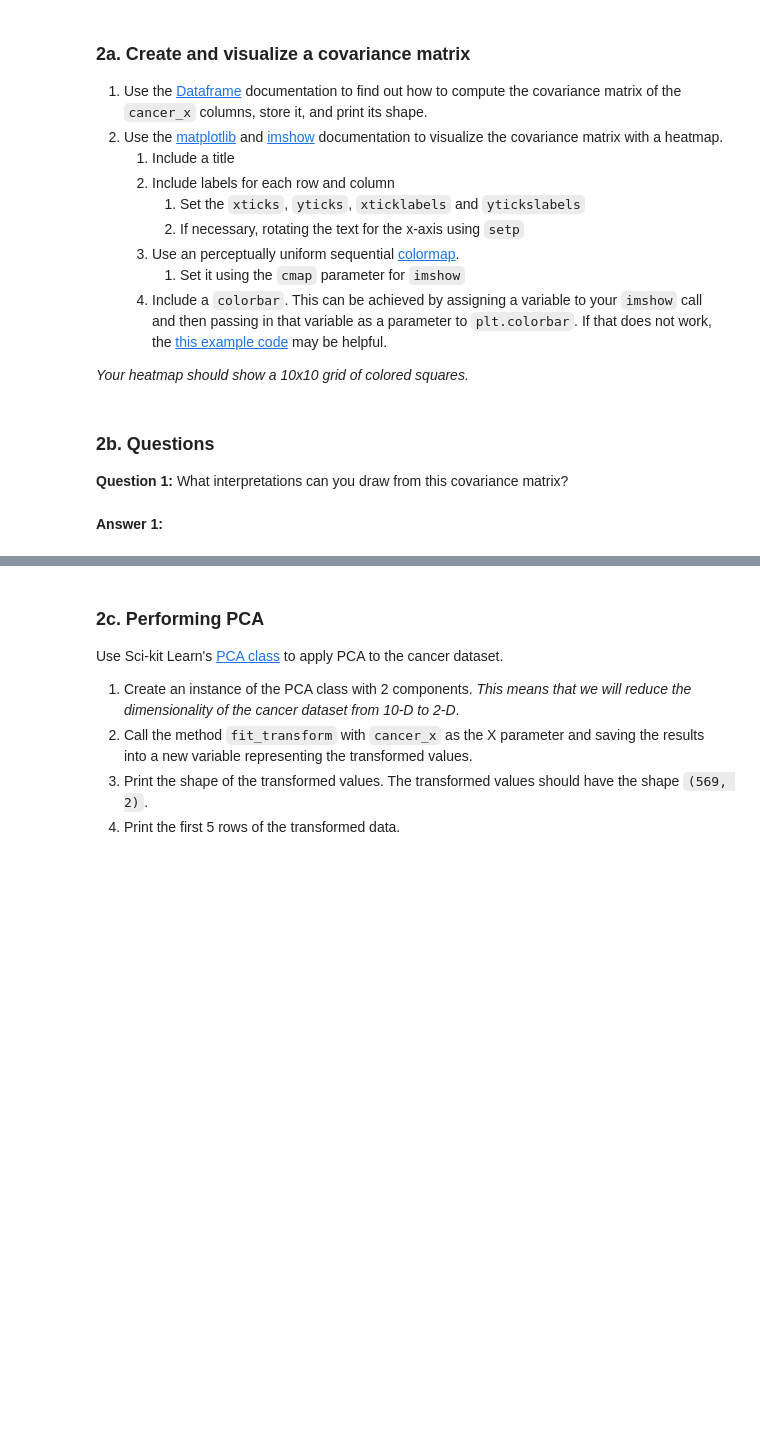
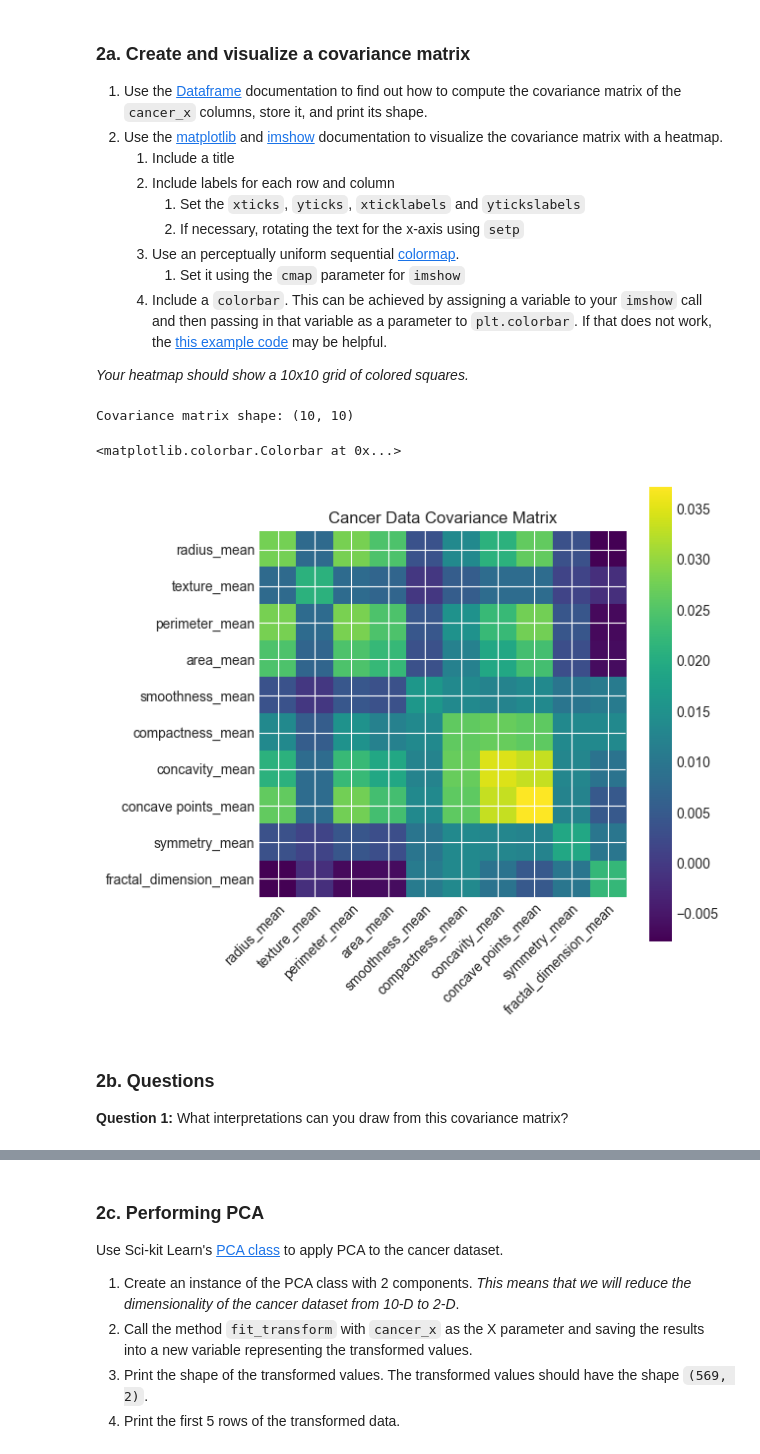
Before and after one commit to schiffinor/dataVisualization, a Jupyter notebook: Project4/Lab04b/Lab04b.ipynb, the cells around one changed output, grey strips where cells are left out. Drawn from its saved outputs; the diff is of its cells as text; code cells hidden in the pictures; blank space fills up the shorter version.

```diff
--- a/Project4/Lab04b/Lab04b.ipynb
+++ b/Project4/Lab04b/Lab04b.ipynb
@@ -44,9 +85,35 @@ We are using the [Wisconsin Breast Cancer dataset](https://archive.ics.uci.edu/m
     4. Include a `colorbar`. This can be achieved by assigning a variable to your `imshow` call and then passing in that variable as a parameter to `plt.colorbar`. If that does not work, the [this example code](https://matplotlib.org/stable/gallery/images_contours_and_fields/image_annotated_heatmap.html#using-the-helper-function-code-style) may be helpful.
 
 *Your heatmap should show a 10x10 grid of colored squares.*
+# %%
+# 1. Compute the covariance matrix
+cov_matrix = cancer_x.cov()
+print(f"Covariance matrix shape: {cov_matrix.shape}")
+
+# 2. Visualize the covariance matrix
+fig, ax = plt.subplots()
+
+
+# 2a. Include a title
+ax.set_title('Cancer Data Covariance Matrix')
+
+# 2b. Include labels for each row and column
+ax.set_xticks(np.arange(len(cov_matrix.columns)))
+ax.set_yticks(np.arange(len(cov_matrix.columns)))
+ax.set_xticklabels(cov_matrix.columns)
+ax.set_yticklabels(cov_matrix.columns)
+plt.setp(ax.get_xticklabels(), rotation=45, ha='right', rotation_mode='anchor')
+
+# 3. Use a perceptually uniform sequential colormap
+im = ax.imshow(cov_matrix, cmap='viridis')
+
+# 4. Include a colorbar
+plt.colorbar(im)
+# %% [output]
+Covariance matrix shape: (10, 10)
+<matplotlib.colorbar.Colorbar at 0x...>
+[figure, added]
 # %% [markdown]
 ### 2b. Questions
 
 **Question 1:** What interpretations can you draw from this covariance matrix?
-# %% [markdown]
-**Answer 1:**
```
Also changed, not shown: parts of 8 cells of this notebook, 9 other files.
